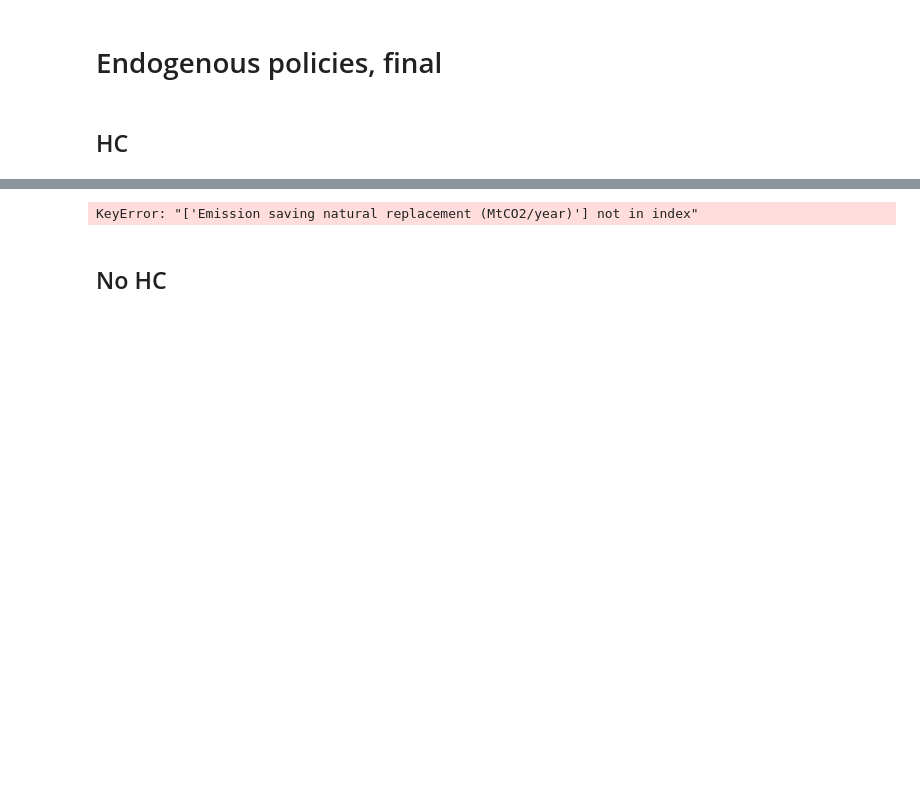
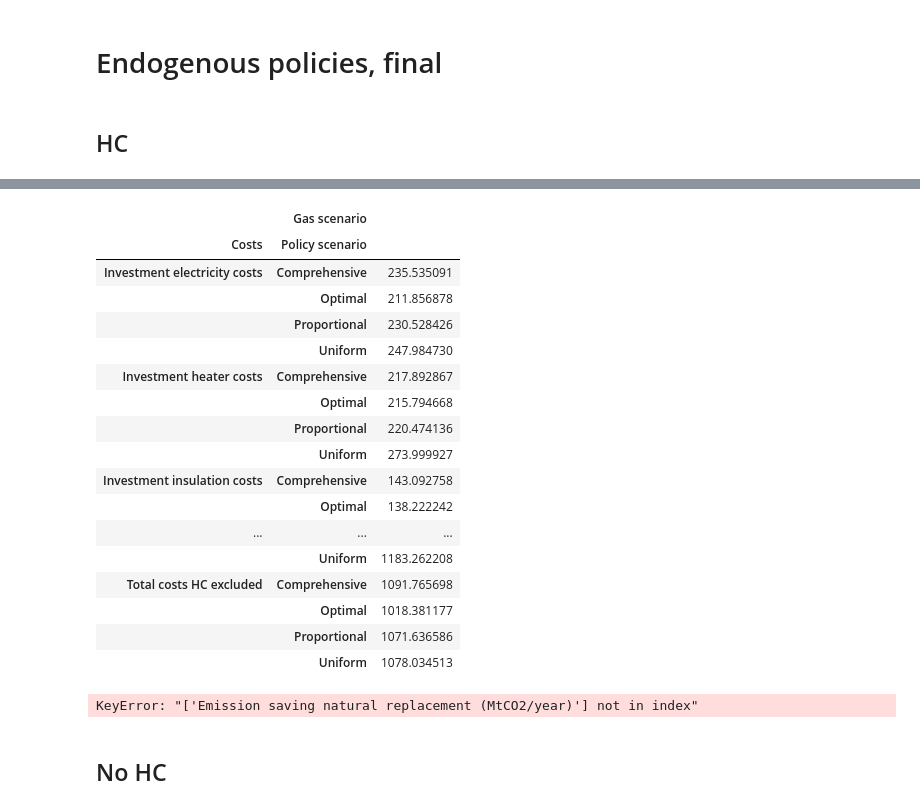
Before and after one commit to CIRED/EOLES-Coupling, a Jupyter notebook: postprocessing/optimal_allocation/analysis_xps_092023.ipynb, the cells around one changed output, grey strips where cells are left out. Cells and saved outputs as stored; diff of their text form; code cells hidden in the pictures; blank space fills up the shorter version.

```diff
--- a/postprocessing/optimal_allocation/analysis_xps_092023.ipynb
+++ b/postprocessing/optimal_allocation/analysis_xps_092023.ipynb
@@ -813,3 +812,24 @@ AttributeError: 'NoneType' object has no attribute 'loc'
+# %%
+total_system_costs_df
+# %% [output]
+|  | Gas scenario |  |
+| Costs | Policy scenario |  |
+| Investment electricity costs | Comprehensive | 235.535091 |
+|  | Optimal | 211.856878 |
+|  | Proportional | 230.528426 |
+|  | Uniform | 247.984730 |
+| Investment heater costs | Comprehensive | 217.892867 |
+|  | Optimal | 215.794668 |
+|  | Proportional | 220.474136 |
+|  | Uniform | 273.999927 |
+| Investment insulation costs | Comprehensive | 143.092758 |
+|  | Optimal | 138.222242 |
+| ... | ... | ... |
+|  | Uniform | 1183.262208 |
+| Total costs HC excluded | Comprehensive | 1091.765698 |
+|  | Optimal | 1018.381177 |
+|  | Proportional | 1071.636586 |
+|  | Uniform | 1078.034513 |
 # %%
 sns.set_theme(context="talk", style="white")
 hourly_generation = pd.read_csv("eoles/outputs/1122_optim/1122_063338_centralized_insulation_S3_N1_hcDPE/dataframes/hourly_generation_2050.csv", index_col=0)
```
Also changed, not shown: parts of 1 cell of this notebook, 6 other files.
